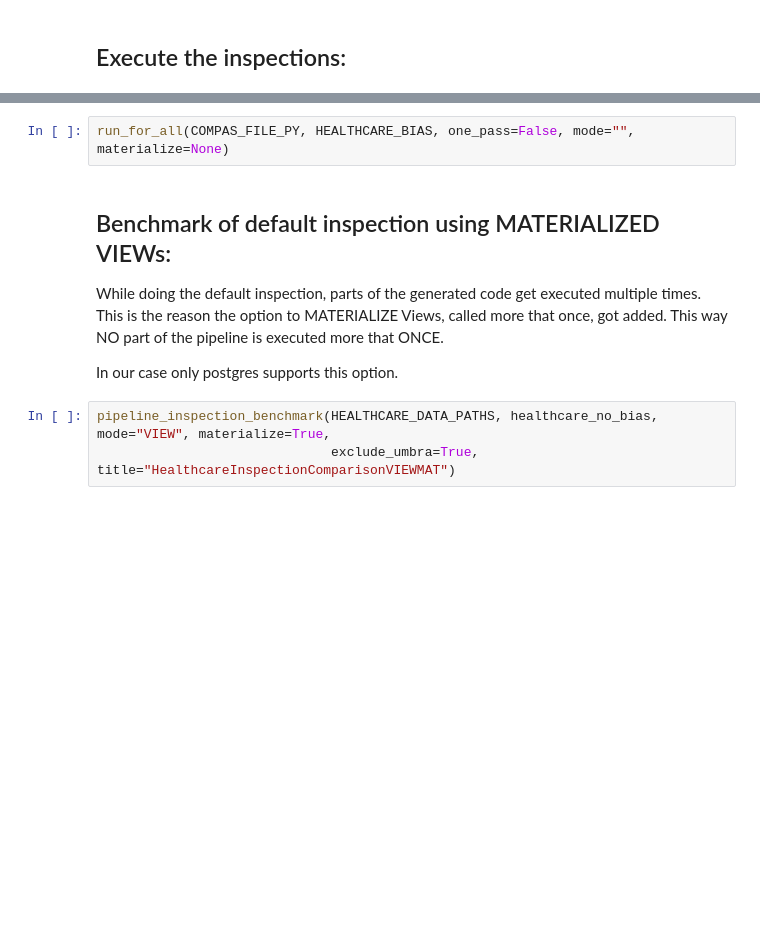
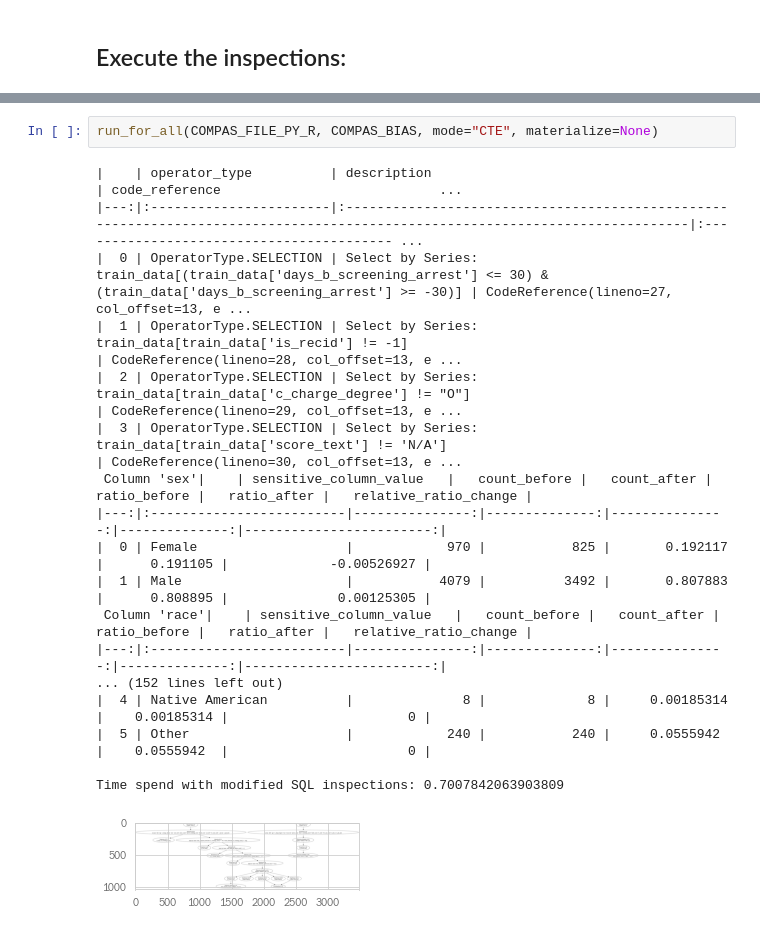
Before and after one commit to tum-db/mlinspect4sql, a Jupyter notebook: example_to_sql/to_sql_demo_inspection.ipynb, the cells around one changed output, grey strips where cells are left out. Saved outputs shown, nothing was run; the diff lists cells and outputs as text; blank space fills up the shorter version.

```diff
--- a/example_to_sql/to_sql_demo_inspection.ipynb
+++ b/example_to_sql/to_sql_demo_inspection.ipynb
@@ -134,13 +178,21 @@ run_for_all(HEALTHCARE_FILE_PY, HEALTHCARE_BIAS, one_pass=False, mode="", materi
 # %%
-run_for_all(COMPAS_FILE_PY, HEALTHCARE_BIAS, one_pass=False, mode="", materialize=None)
+run_for_all(COMPAS_FILE_PY_R, COMPAS_BIAS, mode="CTE", materialize=None)
+# %% [output]
+|    | operator_type          | description                                                                                                                  | code_reference                            ...
+|---:|:-----------------------|:-----------------------------------------------------------------------------------------------------------------------------|:----------------------------------------- ...
+|  0 | OperatorType.SELECTION | Select by Series: train_data[(train_data['days_b_screening_arrest'] <= 30) & (train_data['days_b_screening_arrest'] >= -30)] | CodeReference(lineno=27, col_offset=13, e ...
+|  1 | OperatorType.SELECTION | Select by Series: train_data[train_data['is_recid'] != -1]                                                                   | CodeReference(lineno=28, col_offset=13, e ...
+|  2 | OperatorType.SELECTION | Select by Series: train_data[train_data['c_charge_degree'] != "O"]                                                           | CodeReference(lineno=29, col_offset=13, e ...
+|  3 | OperatorType.SELECTION | Select by Series: train_data[train_data['score_text'] != 'N/A']                                                              | CodeReference(lineno=30, col_offset=13, e ...
+ Column 'sex'|    | sensitive_column_value   |   count_before |   count_after |   ratio_before |   ratio_after |   relative_ratio_change |
+|---:|:-------------------------|---------------:|--------------:|---------------:|--------------:|------------------------:|
+|  0 | Female                   |            970 |           825 |       0.192117 |      0.191105 |             -0.00526927 |
+|  1 | Male                     |           4079 |          3492 |       0.807883 |      0.808895 |              0.00125305 |
+ Column 'race'|    | sensitive_column_value   |   count_before |   count_after |   ratio_before |   ratio_after |   relative_ratio_change |
+|---:|:-------------------------|---------------:|--------------:|---------------:|--------------:|------------------------:|
+... (152 lines left out)
+|  4 | Native American          |              8 |             8 |     0.00185314 |    0.00185314 |                       0 |
+|  5 | Other                    |            240 |           240 |     0.0555942  |    0.0555942  |                       0 |
+
+Time spend with modified SQL inspections: 0.7007842063903809
+[figure, added]
-# %% [markdown]
-## Benchmark of default inspection using MATERIALIZED VIEWs:
-
-While doing the default inspection, parts of the generated code get executed multiple times. This is the reason
-the option to MATERIALIZE Views, called more that once, got added. This way NO part of the pipeline is executed
-more that ONCE.
-
-In our case only postgres supports this option.
-# %%
-pipeline_inspection_benchmark(HEALTHCARE_DATA_PATHS, healthcare_no_bias, mode="VIEW", materialize=True,
-                              exclude_umbra=True, title="HealthcareInspectionComparisonVIEWMAT")
```
Also changed, not shown: parts of 6 cells of this notebook, 11 other files.
